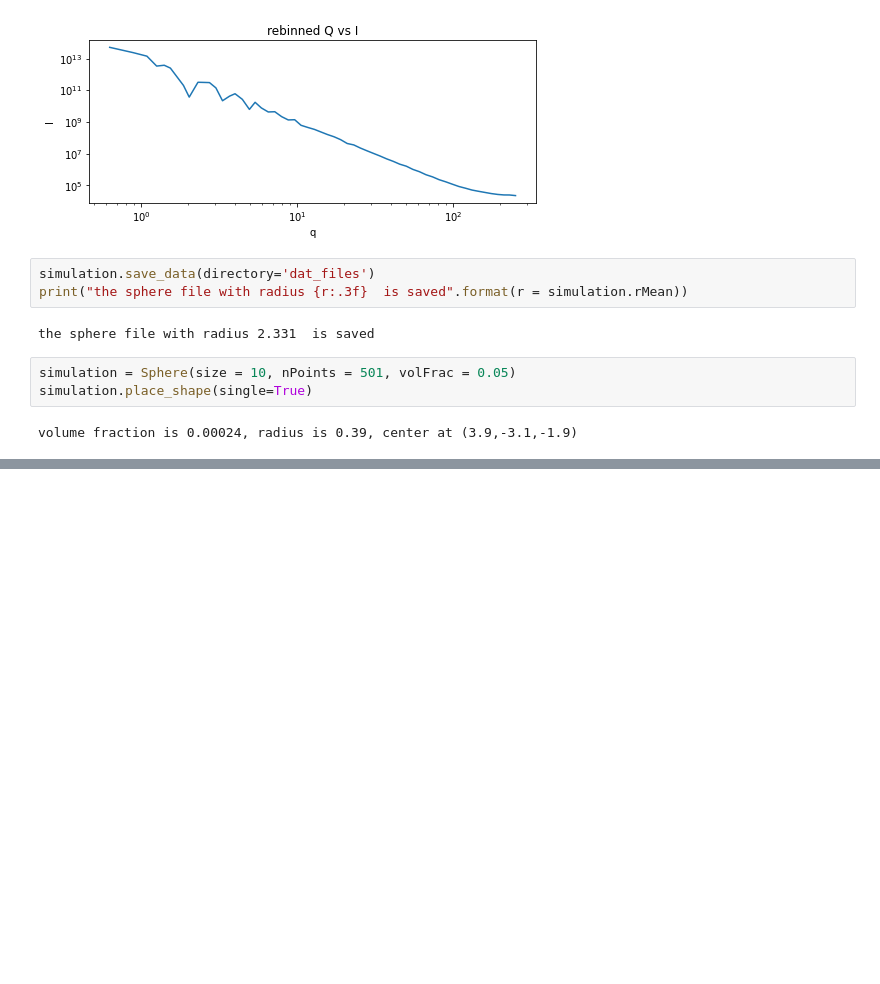
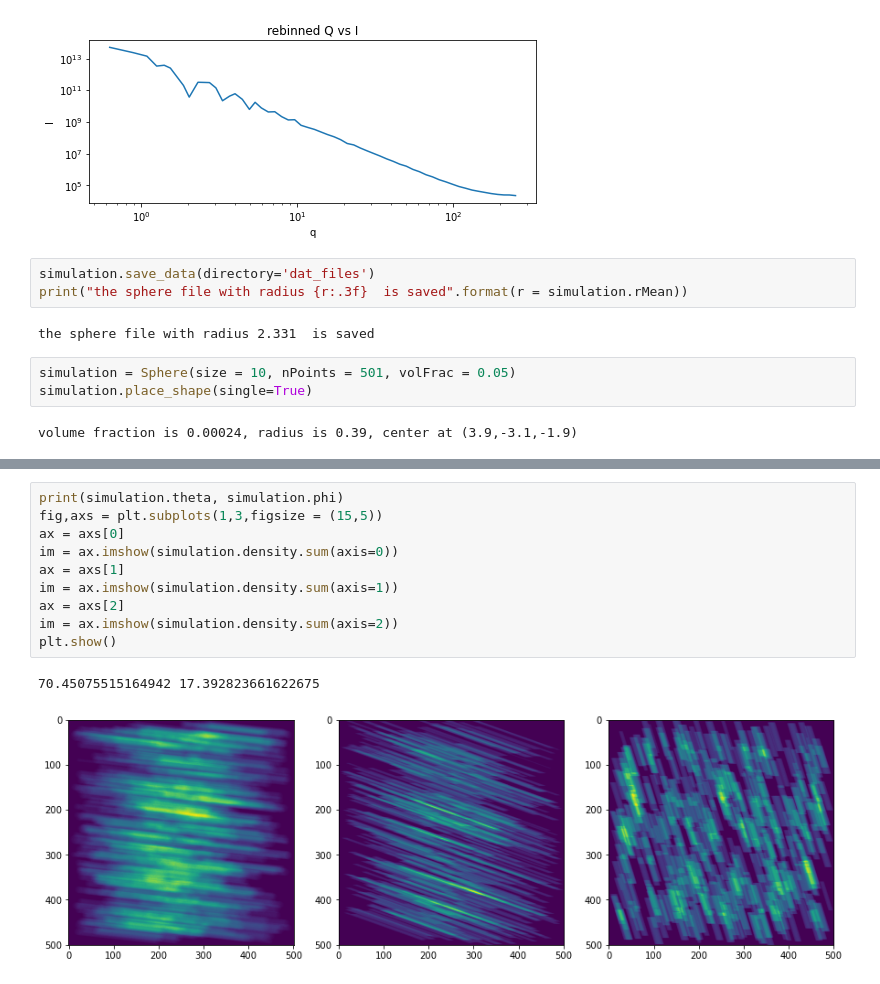
Before and after one commit to sofyalaski/SAXS-simulations, a Jupyter notebook: creating_forms.ipynb, the cells around one changed output, grey strips where cells are left out. Saved outputs shown, nothing was run; the diff lists cells and outputs as text; blank space fills up the shorter version.

```diff
--- a/creating_forms.ipynb
+++ b/creating_forms.ipynb
@@ -75,0 +79,13 @@ plot_3D_structure(simulation.density, simulation.grid, realspace=True)
+# %%
+print(simulation.theta, simulation.phi)
+fig,axs = plt.subplots(1,3,figsize = (15,5))
+ax = axs[0]
+im = ax.imshow(simulation.density.sum(axis=0))
+ax = axs[1]
+im = ax.imshow(simulation.density.sum(axis=1))
+ax = axs[2]
+im = ax.imshow(simulation.density.sum(axis=2))
+plt.show()
+# %% [output]
+70.45075515164942 17.392823661622675
+[figure, added]
```
Also changed, not shown: parts of 14 cells of this notebook, 5 other files.
